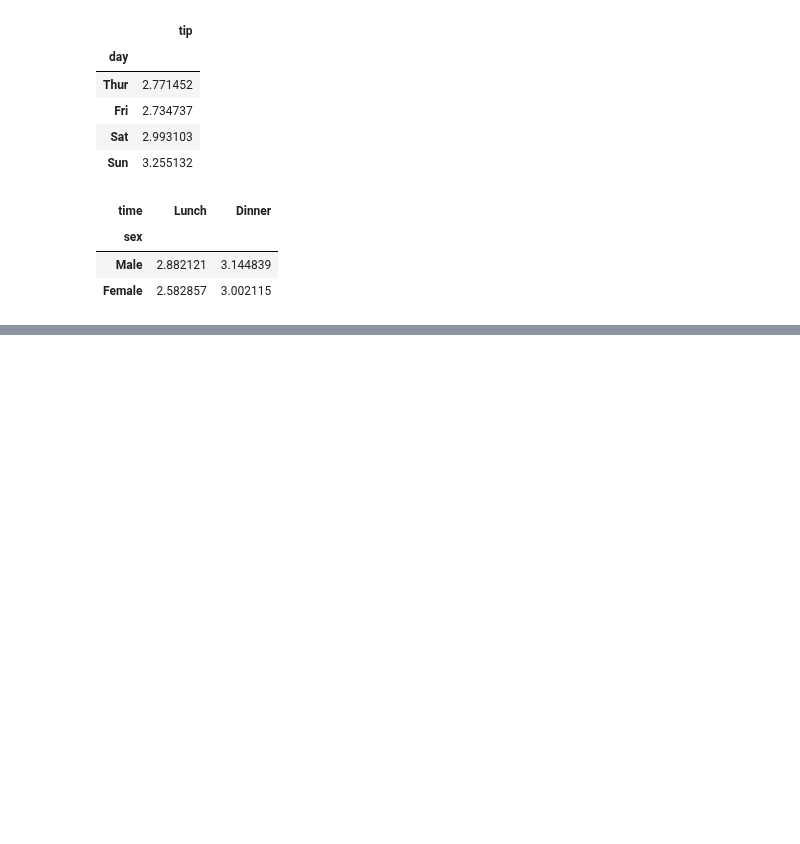
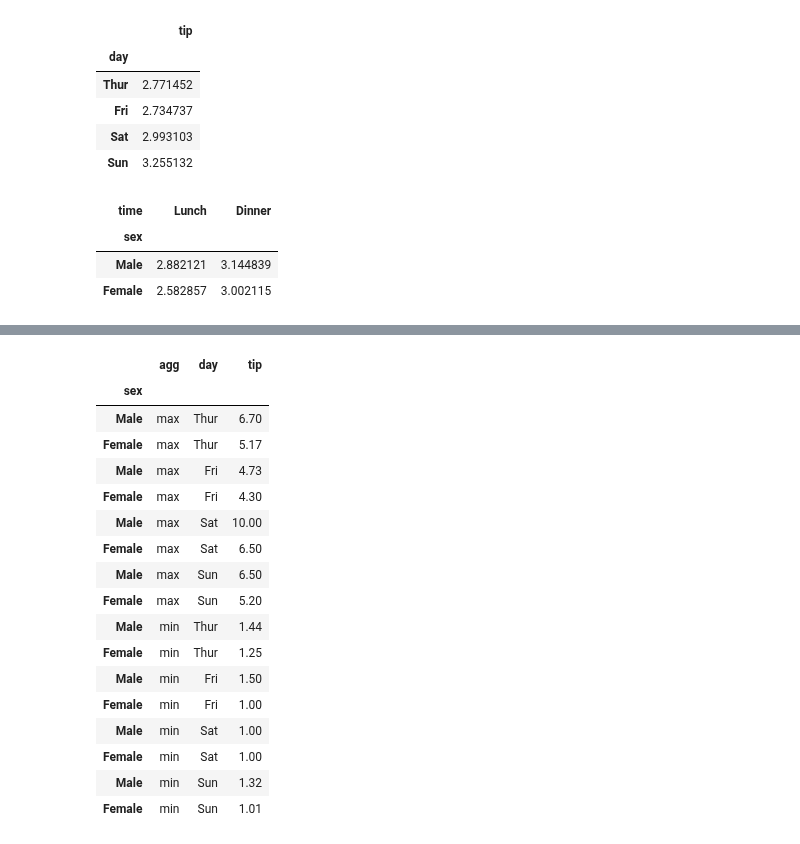
Before and after one commit to JakeOh/202011_itw_bd21, a Jupyter notebook: lab_da/da15_reshape.ipynb, the cells around one changed output, grey strips where cells are left out. Drawn from its saved outputs; the diff is of its cells as text; code cells hidden in the pictures; blank space fills up the shorter version.

```diff
--- a/lab_da/da15_reshape.ipynb
+++ b/lab_da/da15_reshape.ipynb
@@ -346,0 +393,4 @@ tips.pivot_table(index='sex', columns='time', values='tip')
+# %%
+# 성별, 요일별 tip의 최댓값, 최솟값
+df = tips.pivot_table(index='sex', columns='day', values='tip', aggfunc=['max', 'min'])
+df
@@ -346,0 +403,21 @@ tips.pivot_table(index='sex', columns='time', values='tip')
+# %%
+df.melt(ignore_index=False, var_name=['agg', 'day'], value_name='tip')
+# %% [output]
+|  | agg | day | tip |
+| sex |  |  |  |
+| Male | max | Thur | 6.70 |
+| Female | max | Thur | 5.17 |
+| Male | max | Fri | 4.73 |
+| Female | max | Fri | 4.30 |
+| Male | max | Sat | 10.00 |
+| Female | max | Sat | 6.50 |
+| Male | max | Sun | 6.50 |
+| Female | max | Sun | 5.20 |
+| Male | min | Thur | 1.44 |
+| Female | min | Thur | 1.25 |
+| Male | min | Fri | 1.50 |
+| Female | min | Fri | 1.00 |
+| Male | min | Sat | 1.00 |
+| Female | min | Sat | 1.00 |
+| Male | min | Sun | 1.32 |
+| Female | min | Sun | 1.01 |
```
Also changed, not shown: parts of 16 cells of this notebook.
